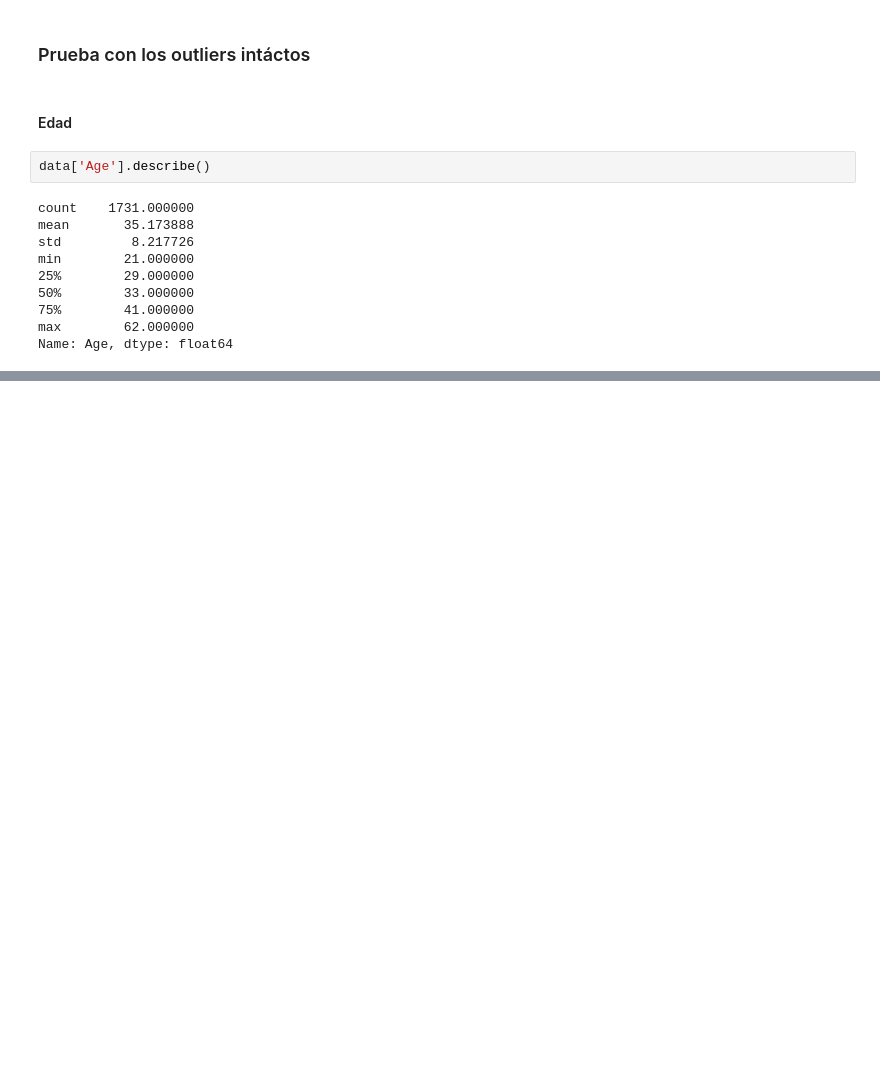
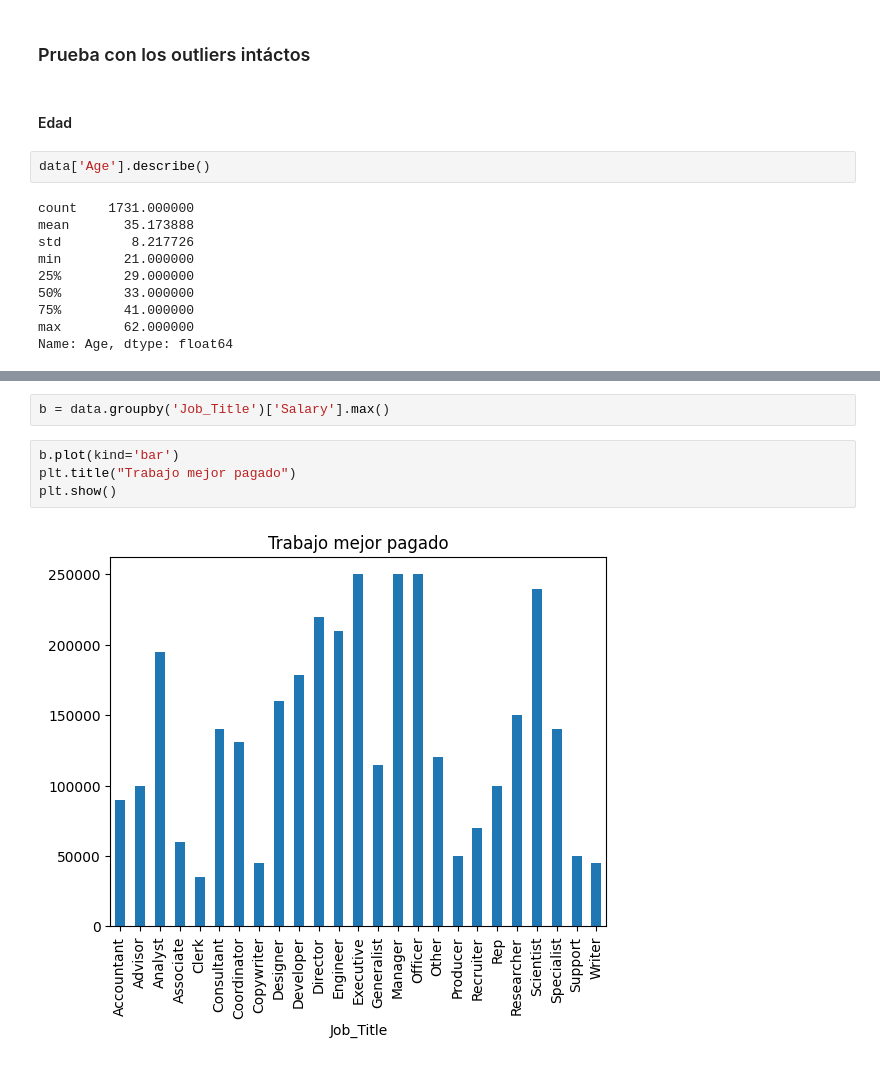
Before and after one commit to Zackperez/dataset_salary, a Jupyter notebook: salary_limpieza.ipynb, the cells around one changed output, grey strips where cells are left out. Saved outputs shown, nothing was run; the diff lists cells and outputs as text; blank space fills up the shorter version.

```diff
--- a/salary_limpieza.ipynb
+++ b/salary_limpieza.ipynb
@@ -477,0 +480,8 @@ plt.show()
+# %%
+b = data.groupby('Job_Title')['Salary'].max()
+# %%
+b.plot(kind='bar')
+plt.title("Trabajo mejor pagado")
+plt.show()
+# %% [output]
+[figure, added]
```
Also changed, not shown: parts of 12 cells of this notebook, 1 other file.
